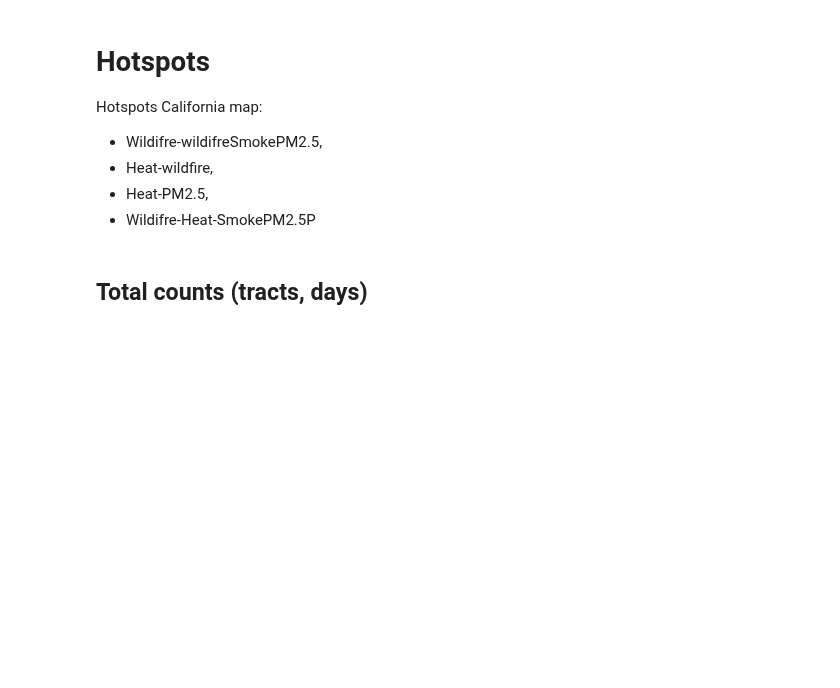
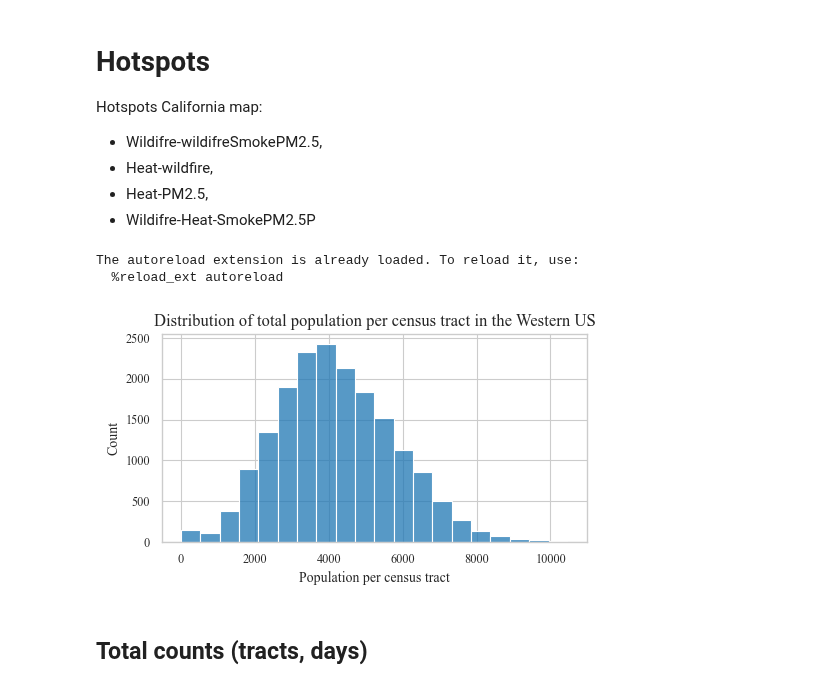
Before and after one commit to NSAPH-Projects/concurrence-climate-hazards, a Jupyter notebook: 301_stats_hotspots.ipynb, the cells around one changed output. Cells and saved outputs as stored; diff of their text form; code cells hidden in the pictures; blank space fills up the shorter version.

```diff
--- a/301_stats_hotspots.ipynb
+++ b/301_stats_hotspots.ipynb
@@ -11,4 +11,12 @@ import numpy as np
 import pandas as pd
 import matplotlib.pyplot as plt
 import geopandas as gpd
+import seaborn as sns
+import plotting
+hspts = plotting.get_hotspot_list()
+%load_ext autoreload
+%autoreload 2
+# %% [output]
+The autoreload extension is already loaded. To reload it, use:
+  %reload_ext autoreload
 # %%
@@ -20,2 +27,13 @@ gdf = gdf[['FIPS', 'POPULATION', 'STATE_ABBR']]
+# %%
+plt.rcParams["font.family"] = "Times New Roman"
+axs = plt.subplots(figsize=(5.1, 3))
+axs = sns.histplot(x=gdf[gdf["POPULATION"]<10500]["POPULATION"], bins=20)
+axs.set_xlabel("Population per census tract", fontsize=10)
+axs.set_ylabel("Count", fontsize=10)
+axs.set_title("Distribution of total population per census tract in the Western US", fontsize=12)
+plt.tight_layout()
+# plt.savefig("figures/population_distribution.png", dpi=300)
+# %% [output]
+[figure, added]
 # %% [markdown]
 ## Total counts (tracts, days)
```
Also changed, not shown: parts of 66 cells of this notebook, 24 other files.
